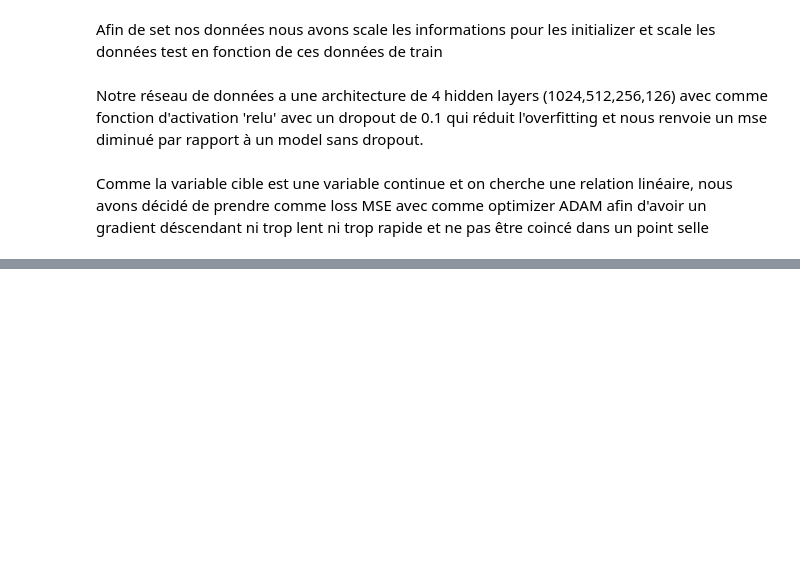
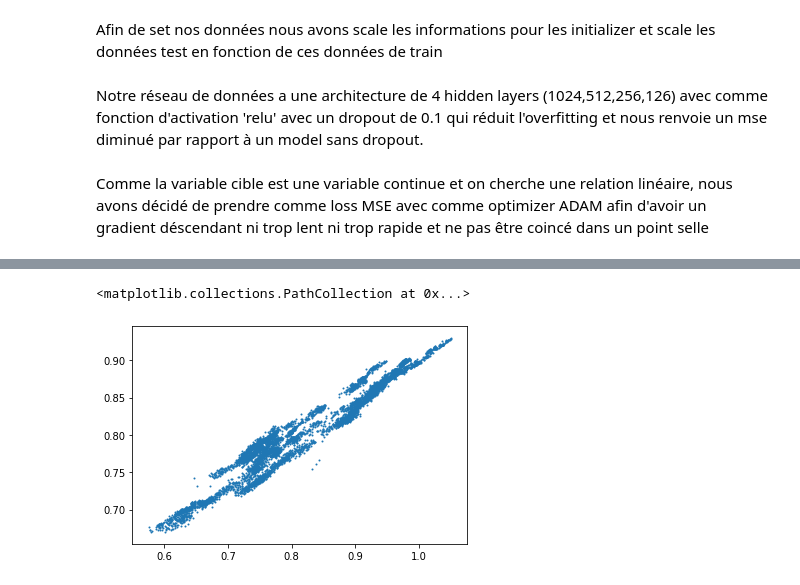
Before and after one commit to samirLazzali/SP500_tensorflow, a Jupyter notebook: Keras first try.ipynb, the cells around one changed output, grey strips where cells are left out. Drawn from its saved outputs; the diff is of its cells as text; code cells hidden in the pictures; blank space fills up the shorter version.

```diff
--- a/Keras first try.ipynb
+++ b/Keras first try.ipynb
@@ -58,3 +65,3 @@ On fait fit notre model avec un propagation et une retropropagation avec 10 ité
 # %%
-model.fit(X_train, y_train, epochs=10, batch_size=256)
+model.fit(X_train, y_train, epochs=20, batch_size=256)
 # %% [output]
@@ -82,4 +86,6 @@ Epoch 10/10
 # %%
 _, accuracy = model.evaluate(X_test, y_test)
 print('MSE: %.6f' % (accuracy))
+pred_test = model.predict(X_test)
+pred_train = model.predict(X_train)
 # %% [output]
@@ -90,0 +94,5 @@ MSE: 0.003234
+# %%
+plt.scatter(y_test,pred_test, s=1)
+# %% [output]
+<matplotlib.collections.PathCollection at 0x...>
+[figure, added]
```
Also changed, not shown: parts of 12 cells of this notebook.
